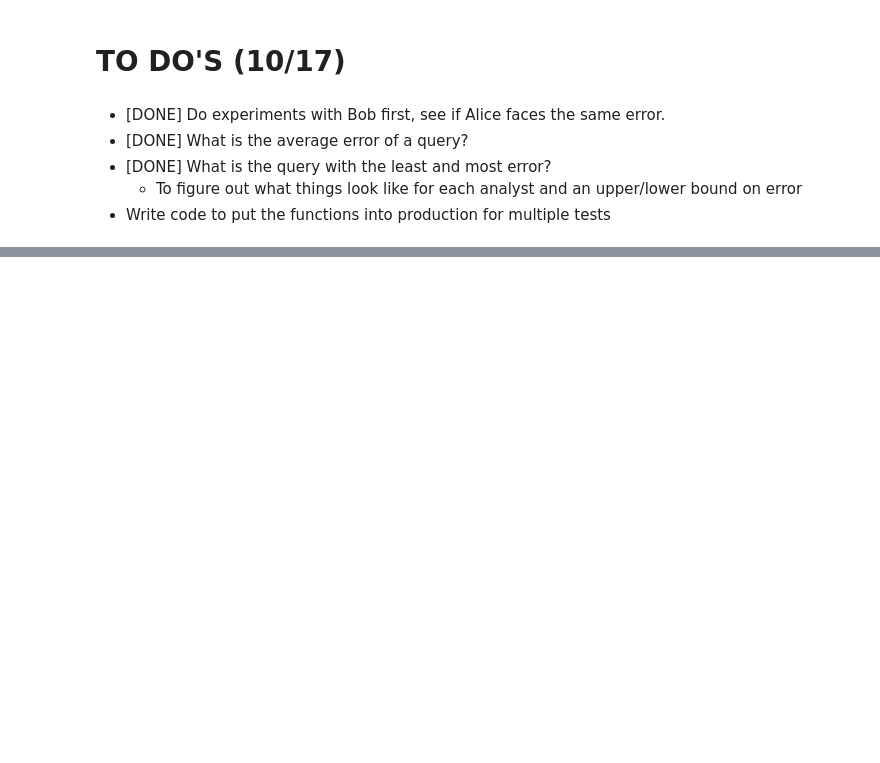
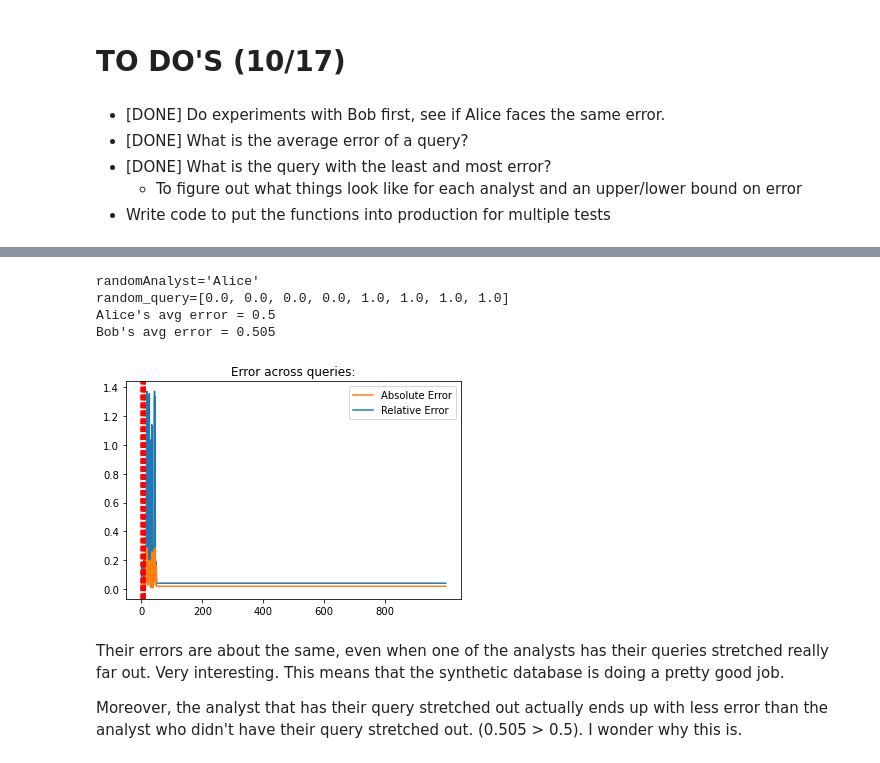
Before and after one commit to yikai-wu/Multi-Analyst-DP, a Jupyter notebook: src/pmw/run_until_failure_pmw2.ipynb, the cells around one changed output, grey strips where cells are left out. Saved outputs shown, nothing was run; the diff lists cells and outputs as text; code cells hidden in the pictures; blank space fills up the shorter version.

```diff
--- a/src/pmw/run_until_failure_pmw2.ipynb
+++ b/src/pmw/run_until_failure_pmw2.ipynb
@@ -526,0 +609,23 @@ Alice asks queries, bob asks queries. After they've asked their 25 each. Flip a
+# %%
+# Scenario 4
+randomAnalyst=analysts[np.random.randint(0, 2)]
+print(f'{randomAnalyst=}')
+print(f'random_query={list(random_query)}')
+s4combined = pmw2(workload=np.vstack((s4alice_q, s4bob_q, np.array([random_query for i in range(950)]))),
+                  x=x_small, eps=2, T=40, k=10,
+                  analyst_labels=['Alice'] * 25 + ['Bob'] * 25 + [randomAnalyst] * 950,
+                  to_return='pd',
+                  show_plot=True, show_messages=False, show_failure_step=False)
+
+print(f"Alice's avg error = {round(s4combined[s4combined.analyst=='Alice'].real_ans.mean(), 3)}")
+print(f"Bob's avg error = {round(s4combined[s4combined.analyst=='Bob'].real_ans.mean(), 3)}")
+# %% [output]
+randomAnalyst='Alice'
+random_query=[0.0, 0.0, 0.0, 0.0, 1.0, 1.0, 1.0, 1.0]
+Alice's avg error = 0.5
+Bob's avg error = 0.505
+[figure, added]
+# %% [markdown]
+Their errors are about the same, even when one of the analysts has their queries stretched really far out. Very interesting. This means that the synthetic database is doing a pretty good job.
+
+Moreover, the analyst that has their query stretched out actually ends up with less error than the analyst who didn't have their query stretched out. (0.505 > 0.5). I wonder why this is.
```
Also changed, not shown: parts of 18 cells of this notebook.
